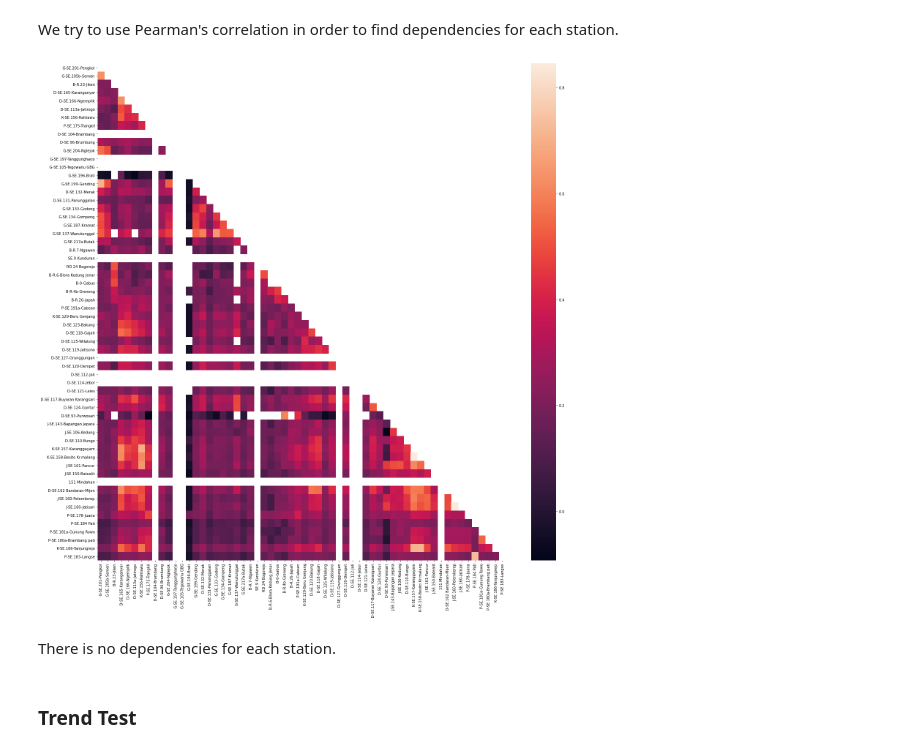
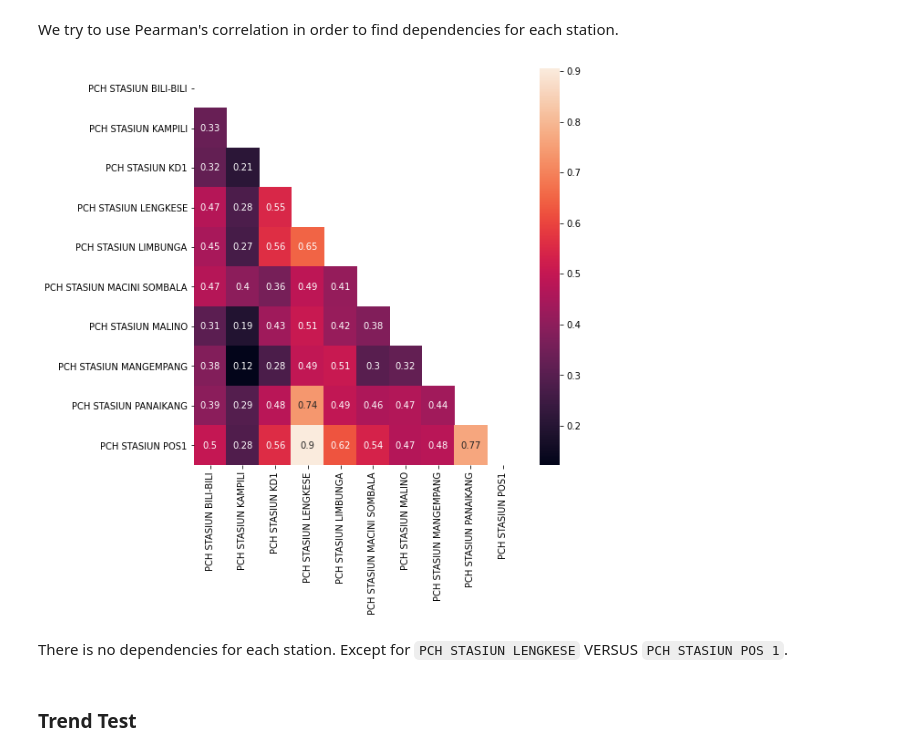
Before and after one commit to TriannaHappy/satellite_correction, a Jupyter notebook: uji_data_hujan_obs/QC_rainfall_data.ipynb, the cells around one changed output. Drawn from its saved outputs; the diff is of its cells as text; code cells hidden in the pictures.

Commit message:
update script with adjustment to bilibili rainfall

```diff
--- a/uji_data_hujan_obs/QC_rainfall_data.ipynb
+++ b/uji_data_hujan_obs/QC_rainfall_data.ipynb
@@ -33,6 +27,6 @@ list_st[0][74:-4]
 # %%
 # load the dataset
-dataset=pd.read_excel("D:/Happy/RTOW/Pemali Juana/koreksi gpm/CH koreksi/CHpemali_all.xlsx")
+dataset=pd.read_excel("D:/Happy/koreksi_satelit/satellite_correction/uji_data_hujan_obs/PCH_bilibili/PCH_B_2010_2021.xlsx")
 dataset.info()
 # %% [output]
 <class 'pandas.core.frame.DataFrame'>
@@ -84,9 +64,0 @@ we have 'DPT', '`18', and '7`' as an object dtype, we have to change the value i
-# %%
-dataset.replace('DPT', np.nan,inplace=True)
-dataset.replace('`18', 18,inplace=True)
-dataset.replace('7`', 7,inplace=True)
-
-# print unique value from the station with object dtype
-print ("Unique value from G-SE.197-Tanggungharjo, B-0-Gabus, and J-SE.161-Pancur :")
-for i in ['G-SE.197-Tanggungharjo', 'B-0-Gabus', 'J-SE.161-Pancur']:
-    print (i,':\n',dataset[i].unique())
@@ -134,6 +68,6 @@ Next, we will change the index into datetime index.
 # %% [markdown]
 ### Exploratory Data Analysis
 # %%
-df=dataset.set_index('Date')
+df=dataset.set_index('TANGGAL')
 df
 # %% [output]
@@ -158,14 +92,14 @@ We try to use Pearman's correlation in order to find dependencies for each stati
 # %%
 #Check the correlations
 corr = df.corr()
 mask = np.triu(np.ones_like(corr, dtype=bool))
-f, ax = plt.subplots(figsize=(25,25))
-sns.heatmap(corr, annot=False, mask=mask)
+f, ax = plt.subplots(figsize=(8,8))
+sns.heatmap(corr, annot=True, mask=mask)
 plt.show()
 # %% [output]
-[figure, old version]
+[figure, new version]
 # %% [markdown]
-There is no dependencies for each station.
+There is no dependencies for each station. Except for `PCH STASIUN LENGKESE` VERSUS `PCH STASIUN POS 1`.
 # %% [markdown]
 ### Trend Test
 # %%
```
Also changed, not shown: parts of 23 cells of this notebook, 2 other files.
